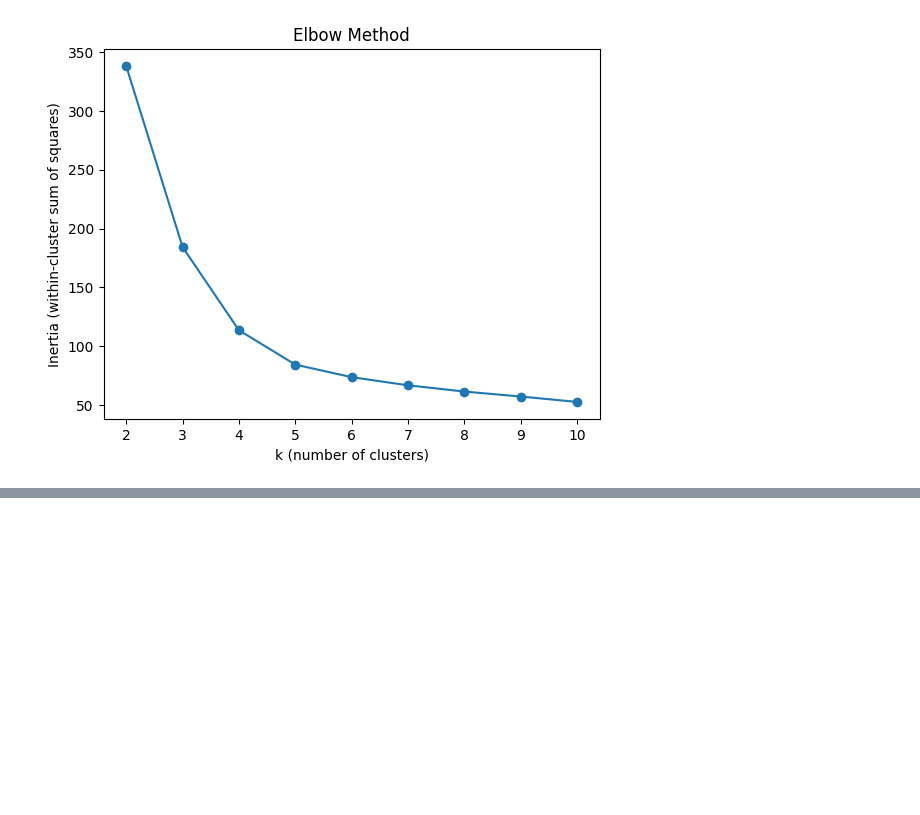
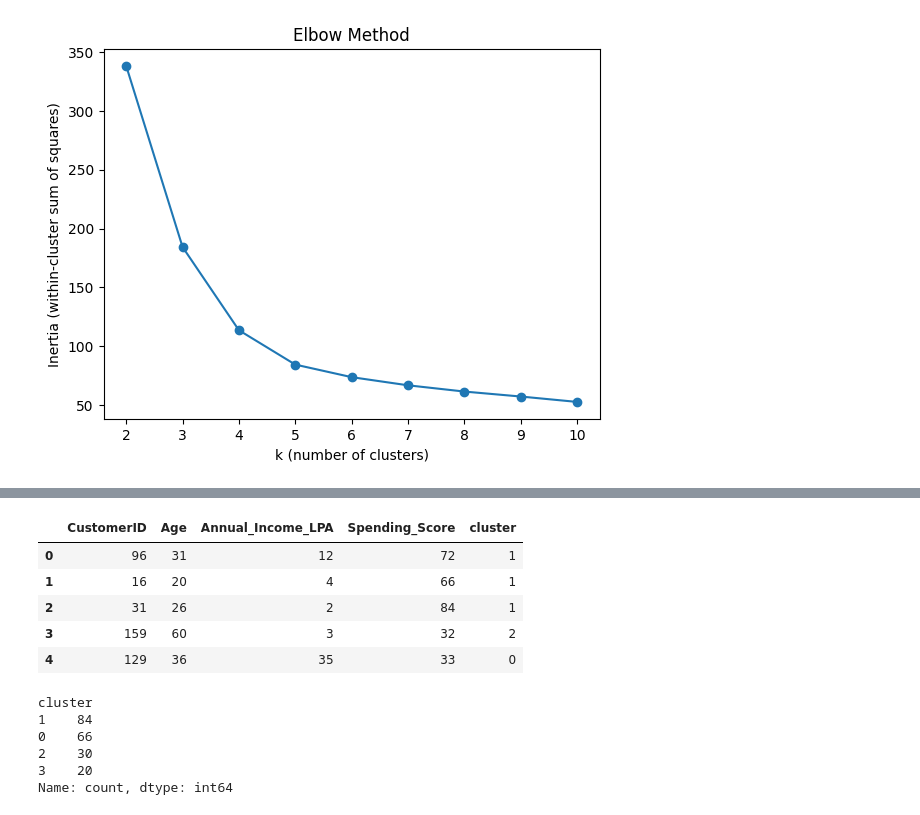
Before and after one commit to TechSubrat-netizen/ML_Projects, a Jupyter notebook: E_Commerce_Cluster/e_commerce_cluster.ipynb, the cells around one changed output, grey strips where cells are left out. Cells and saved outputs as stored; diff of their text form; code cells hidden in the pictures; blank space fills up the shorter version.

```diff
--- a/E_Commerce_Cluster/e_commerce_cluster.ipynb
+++ b/E_Commerce_Cluster/e_commerce_cluster.ipynb
@@ -134,0 +143,18 @@ TypeError: 'int' object is not iterable
+# %%
+df.head()
+# %% [output]
+|  | CustomerID | Age | Annual_Income_LPA | Spending_Score | cluster |
+| 0 | 96 | 31 | 12 | 72 | 1 |
+| 1 | 16 | 20 | 4 | 66 | 1 |
+| 2 | 31 | 26 | 2 | 84 | 1 |
+| 3 | 159 | 60 | 3 | 32 | 2 |
+| 4 | 129 | 36 | 35 | 33 | 0 |
+# %%
+df.cluster.value_counts()
+# %% [output]
+cluster
+1    84
+0    66
+2    30
+3    20
+Name: count, dtype: int64
```
Also changed, not shown: parts of 7 cells of this notebook, 8 other files.
